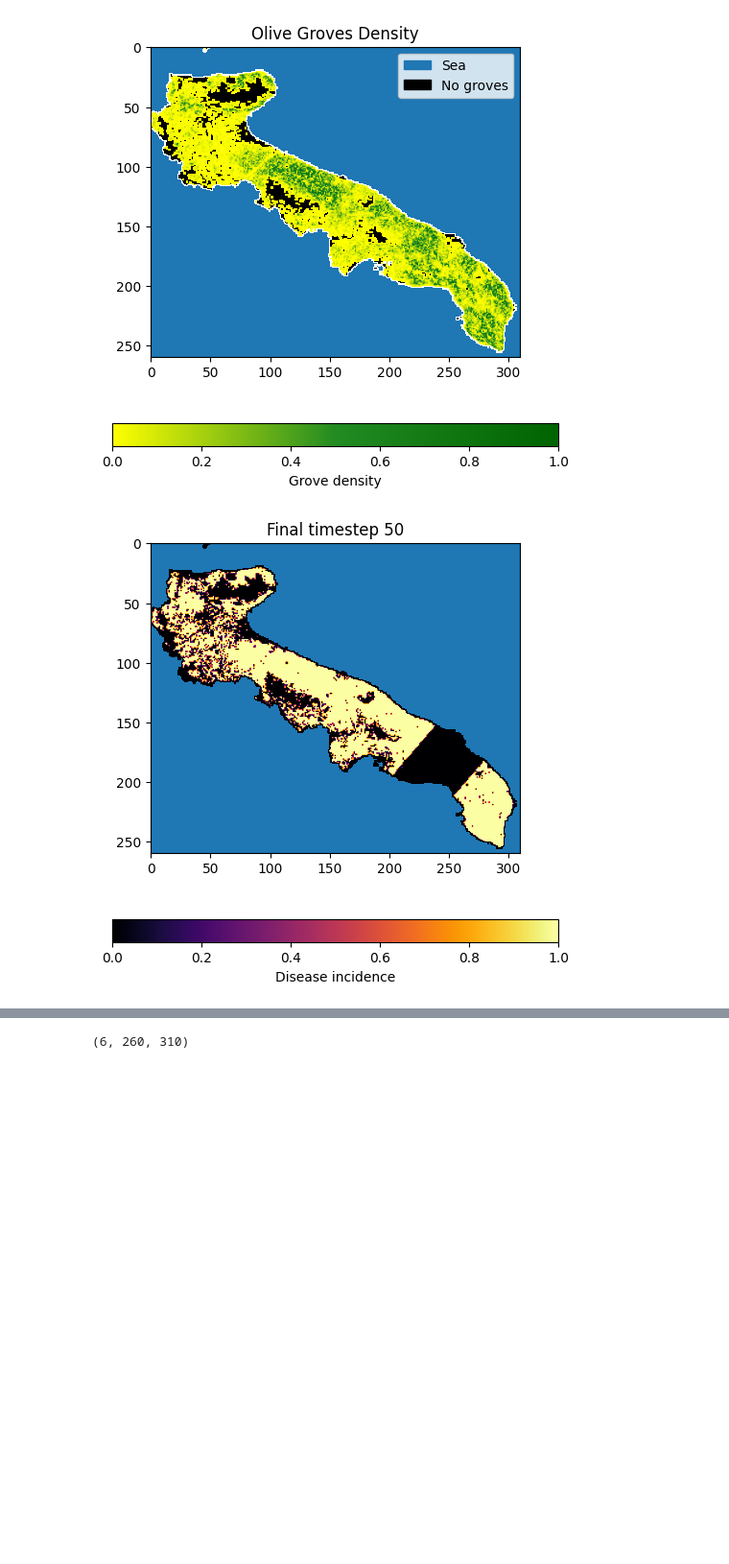
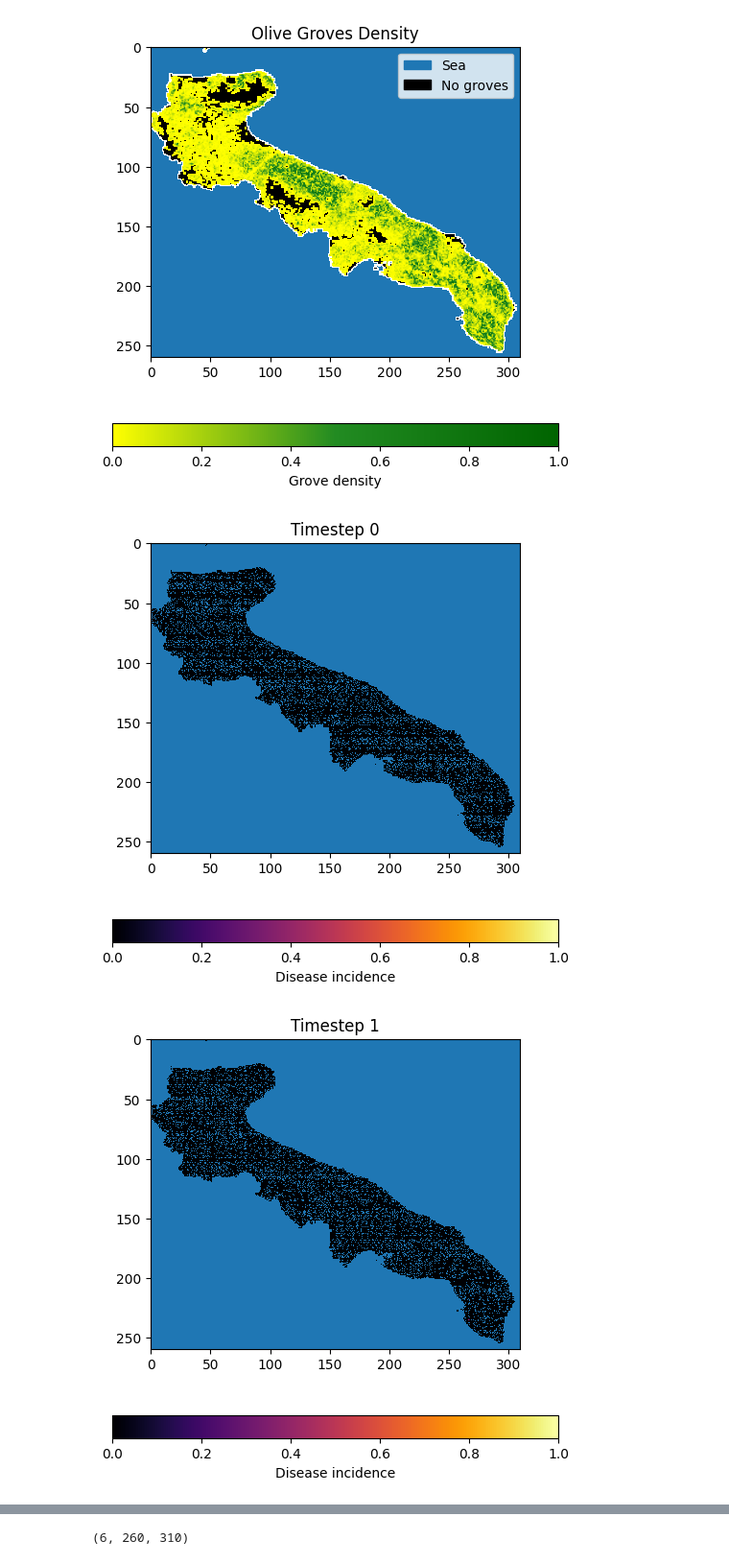
Before and after one commit to LeonMengoni/Xylella-Fastidiosa, a Jupyter notebook: Xylella_simulation.ipynb, the cells around one changed output, grey strips where cells are left out. Shown at 96% size. Cells and saved outputs as stored; diff of their text form; code cells hidden in the pictures; blank space fills up the shorter version.

Commit message:
Modified (in speed branch) the self.I array, to have a time dimension (for every timestep). Working.

```diff
--- a/Xylella_simulation.ipynb
+++ b/Xylella_simulation.ipynb
@@ -65,12 +65,13 @@ parameters = {'control_zone': [control, EZW, BZW, BZ_eff],
 # %%
 # RUN SIMULATION AND PLOT OUTCOME
 
 # np.random.seed(5)
 
-timesteps = 50
+timesteps = 10
 
 GRID.simulate(timesteps, parameters)
-# GRID.plot_incidence(figsize=(6,6))
-GRID.plot_final_incidence(figsize=(6,6))
+GRID.plot_incidence(figsize=(6,6))
+# GRID.plot_final_incidence(figsize=(6,6))
 # %% [output]
-[figure, old version]
+[figure, new version]
+[figure, added]
```
Also changed, not shown: parts of 2 cells of this notebook, 1 other file.
